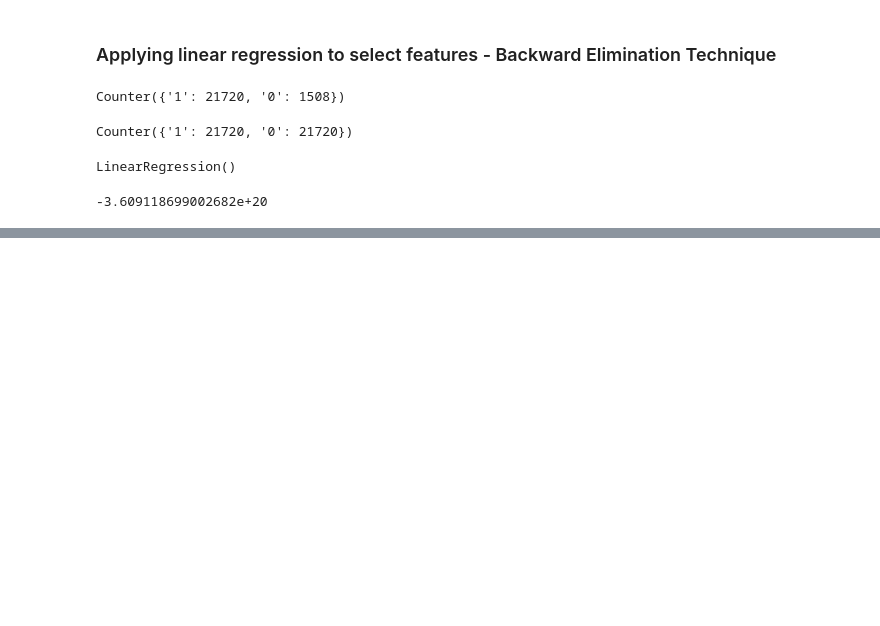
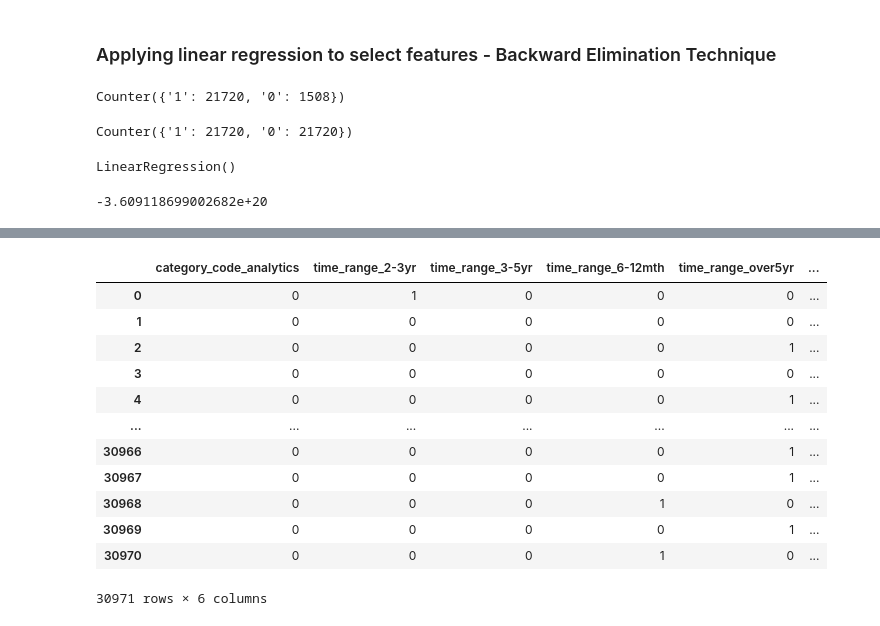
Before and after one commit to PaulIsenberg/FWIP_Venture, a Jupyter notebook: applying_ML.ipynb, the cells around one changed output, grey strips where cells are left out. Saved outputs shown, nothing was run; the diff lists cells and outputs as text; code cells hidden in the pictures; blank space fills up the shorter version.

Commit message:
In the middle of backward elimination - reduces features

```diff
--- a/applying_ML.ipynb
+++ b/applying_ML.ipynb
@@ -977,0 +1041,17 @@ strong multicollinearity problems or that the design matrix is singular.
+# %%
+X_encoded_reduced = X_encoded[['category_code_analytics','time_range_2-3yr','time_range_3-5yr','time_range_6-12mth','time_range_over5yr','time_range_unknown']]
+X_encoded_reduced
+# %% [output]
+|  | category_code_analytics | time_range_2-3yr | time_range_3-5yr | time_range_6-12mth | time_range_over5yr | ... |
+| 0 | 0 | 1 | 0 | 0 | 0 | ... |
+| 1 | 0 | 0 | 0 | 0 | 0 | ... |
+| 2 | 0 | 0 | 0 | 0 | 1 | ... |
+| 3 | 0 | 0 | 0 | 0 | 0 | ... |
+| 4 | 0 | 0 | 0 | 0 | 1 | ... |
+| ... | ... | ... | ... | ... | ... | ... |
+| 30966 | 0 | 0 | 0 | 0 | 1 | ... |
+| 30967 | 0 | 0 | 0 | 0 | 1 | ... |
+| 30968 | 0 | 0 | 0 | 1 | 0 | ... |
+| 30969 | 0 | 0 | 0 | 0 | 1 | ... |
+| 30970 | 0 | 0 | 0 | 1 | 0 | ... |
+30971 rows × 6 columns
```
Also changed, not shown: parts of 20 cells of this notebook.
